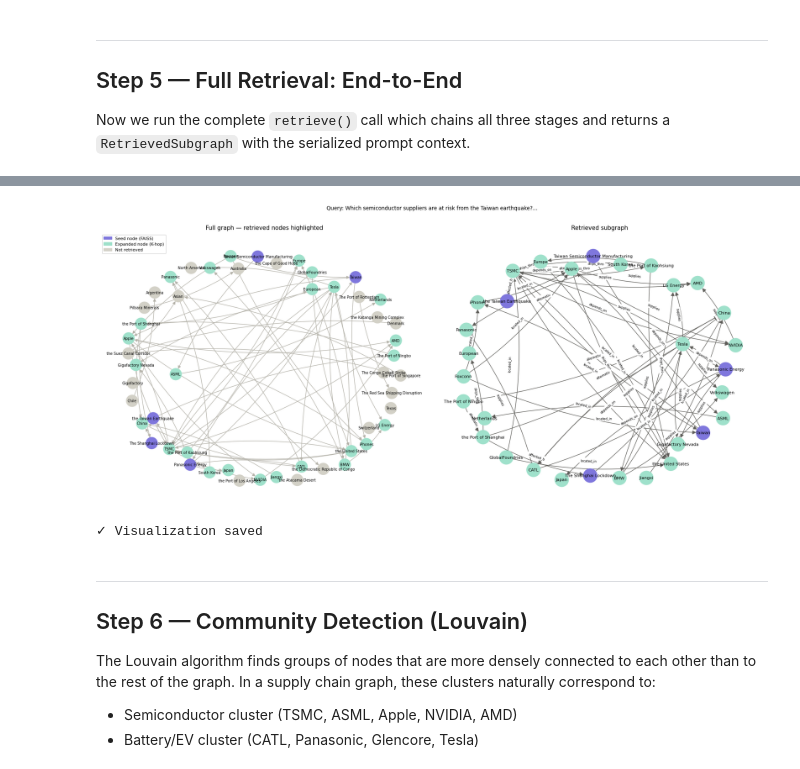
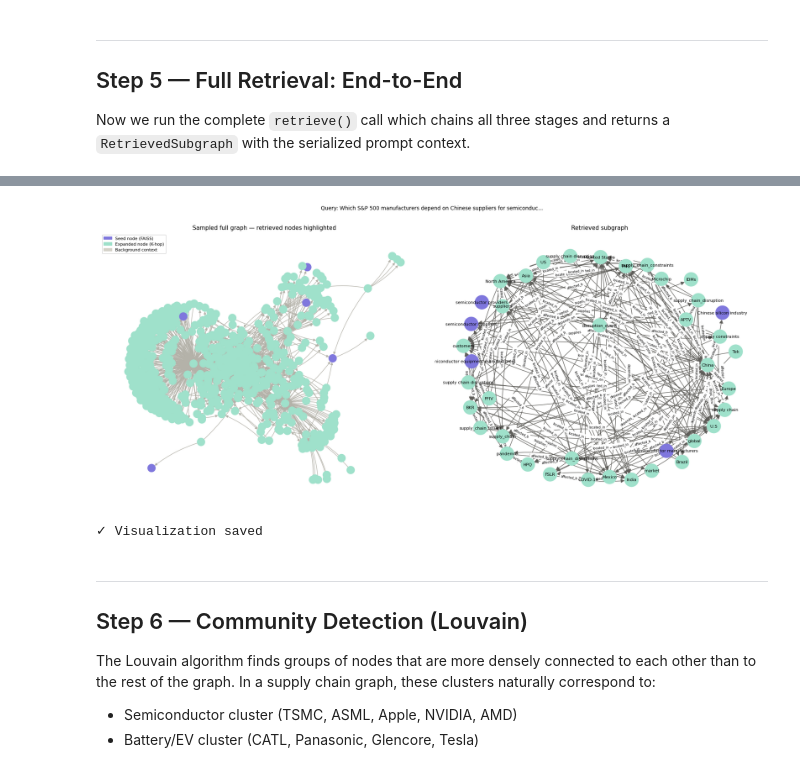
Before and after one commit to Douae-MEJHOUDI/GraphRAG-in-Supply-Chain, a Jupyter notebook: notebooks/02_graphrag_retrieval.ipynb, the cells around one changed output, grey strips where cells are left out. Drawn from its saved outputs; the diff is of its cells as text; code cells hidden in the pictures.

```diff
--- a/notebooks/02_graphrag_retrieval.ipynb
+++ b/notebooks/02_graphrag_retrieval.ipynb
@@ -135,13 +145,13 @@ print("✓ SubgraphRetriever initialized")
 # %% [output]
 ✓ SubgraphRetriever initialized
 # %%
-# ── Run semantic seed search for a sample query ───────────────────────────────
-sample_query = "Which semiconductor suppliers are at risk from the Taiwan earthquake?"
+# Run semantic seed search for a sample query
+sample_query = "Which S&P 500 manufacturers depend on Chinese suppliers for semiconductors?"
 
 seed_nodes, semantic_scores = retriever._semantic_seeds(sample_query)
 
 print(f"Query: {sample_query!r}")
-print(f"\nTop seed nodes (FAISS semantic search):")
+print("Top seed nodes (FAISS semantic search):")
 print("-" * 55)
 for node, score in sorted(semantic_scores.items(), key=lambda x: -x[1]):
     etype = G.nodes[node].get(NODE_ATTR_TYPE, "?")
@@ -294,60 +303,83 @@ Nodes: 31  |  Edges: 52
 
 fig, axes = plt.subplots(1, 2, figsize=(18, 8))
 
-# Left: full graph with retrieved nodes highlighted
+# Left: sampled full-graph view with retrieved nodes highlighted.
+# Spring layout on the entire 7k+ node graph is too slow for notebooks.
+max_background_nodes = 260
+retrieved_nodes = set(result.node_scores.keys()) | set(result.seed_nodes)
+remaining_budget = max(0, max_background_nodes - len(retrieved_nodes))
+background_nodes = [
+    n for n, _ in sorted(G.degree, key=lambda x: -x[1]) if n not in retrieved_nodes
+][:remaining_budget]
+plot_nodes = list(retrieved_nodes) + background_nodes
+plot_G = G.subgraph(plot_nodes).copy()
+
 node_colors_full = []
-for node in G.nodes():
+for node in plot_G.nodes():
     if node in result.seed_nodes:
         node_colors_full.append("#7F77DD")   # purple = seed
     elif node in result.node_scores:
         node_colors_full.append("#9FE1CB")   # teal = expanded
     else:
-        node_colors_full.append("#D3D1C7")   # gray = not retrieved
+        node_colors_full.append("#D3D1C7")   # gray = background context
 
-pos = nx.spring_layout(G, seed=42, k=2.5)
-nx.draw(G, pos, ax=axes[0],
-        node_color=node_colors_full, node_size=500,
-        with_labels=True, font_size=7,
-        arrows=True, arrowsize=12, edge_color="#B4B2A9",
-        connectionstyle="arc3,rad=0.1")
-axes[0].set_title("Full graph — retrieved nodes highlighted", fontsize=11)
+pos = nx.spring_layout(plot_G, seed=42, k=1.2, iterations=80)
+nx.draw(
+    plot_G,
+    pos,
+    ax=axes[0],
+    node_color=node_colors_full,
+    node_size=220,
+    with_labels=False,
+    arrows=True,
+    arrowsize=10,
+    edge_color="#B4B2A9",
+    connectionstyle="arc3,rad=0.1",
+)
+axes[0].set_title("Sampled full graph — retrieved nodes highlighted", fontsize=11)
 
 legend_handles = [
     mpatches.Patch(color="#7F77DD", label="Seed node (FAISS)"),
     mpatches.Patch(color="#9FE1CB", label="Expanded node (K-hop)"),
-    mpatches.Patch(color="#D3D1C7", label="Not retrieved"),
+    mpatches.Patch(color="#D3D1C7", label="Background context"),
 ]
 axes[0].legend(handles=legend_handles, fontsize=8, loc="upper left")
 
 # Right: retrieved subgraph only
 sub_G = result.graph
 sub_pos = nx.spring_layout(sub_G, seed=42, k=3)
 sub_colors = [
     "#7F77DD" if n in result.seed_nodes else "#9FE1CB"
     for n in sub_G.nodes()
 ]
-nx.draw(sub_G, sub_pos, ax=axes[1],
-        node_color=sub_colors, node_size=700,
-        with_labels=True, font_size=8,
-        arrows=True, arrowsize=15, edge_color="#5F5E5A",
-        connectionstyle="arc3,rad=0.1")
+nx.draw(
+    sub_G,
+    sub_pos,
+    ax=axes[1],
+    node_color=sub_colors,
+    node_size=700,
+    with_labels=True,
+    font_size=8,
+    arrows=True,
+    arrowsize=15,
+    edge_color="#5F5E5A",
+    connectionstyle="arc3,rad=0.1",
+)
 
 edge_labels = {
     (u, v): data.get(EDGE_ATTR_RELATION, "")[:10]
     for u, v, data in sub_G.edges(data=True)
 }
-nx.draw_networkx_edge_labels(sub_G, sub_pos, edge_labels=edge_labels,
-                              font_size=6, ax=axes[1])
+nx.draw_networkx_edge_labels(sub_G, sub_pos, edge_labels=edge_labels, font_size=6, ax=axes[1])
 axes[1].set_title("Retrieved subgraph", fontsize=11)
 
 plt.suptitle(f"Query: {sample_query[:70]}...", fontsize=10, y=1.01)
 plt.tight_layout()
-plt.savefig(OUTPUTS / "retrieval" / "module2_retrieval_viz.png",
-            dpi=150, bbox_inches="tight")
+plt.savefig(OUTPUTS / "retrieval" / "module2_retrieval_viz.png", dpi=150, bbox_inches="tight")
 plt.show()
 print("✓ Visualization saved")
 # %% [output]
-[figure, old version]
+[figure, new version]
 ✓ Visualization saved
 # %% [markdown]
 ---
```
Also changed, not shown: parts of 15 cells of this notebook, 22 other files.
